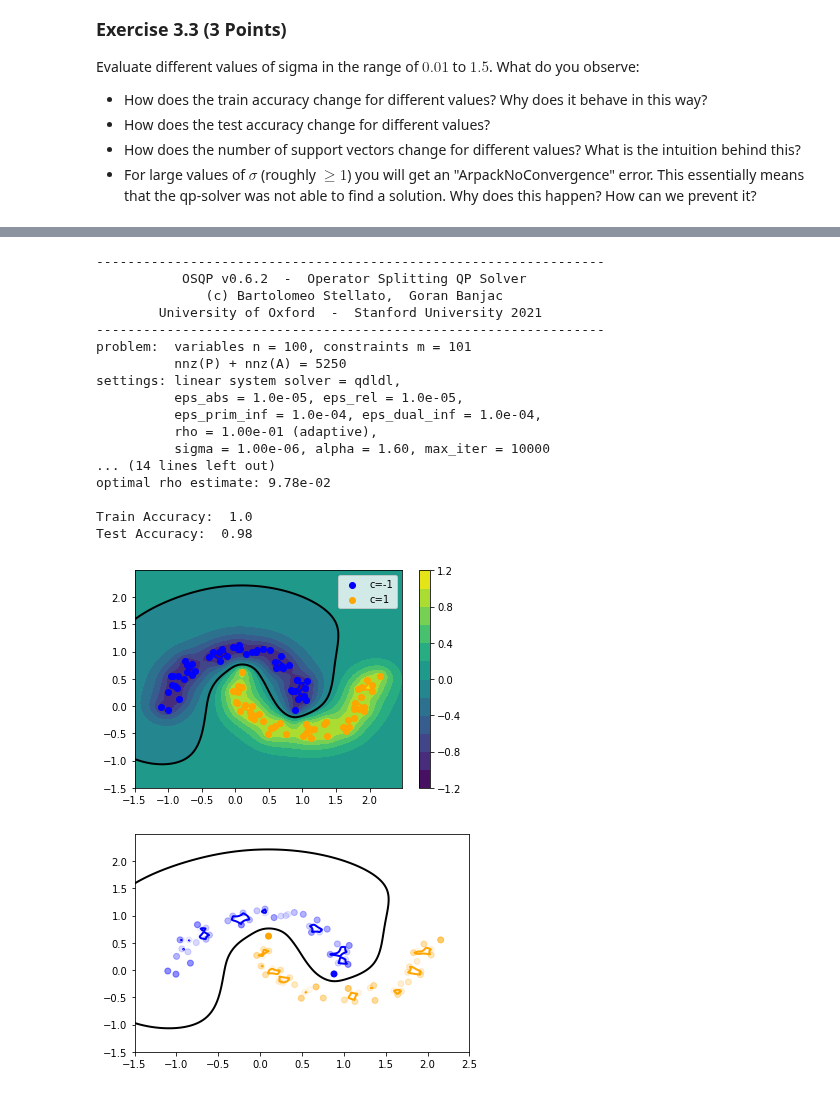
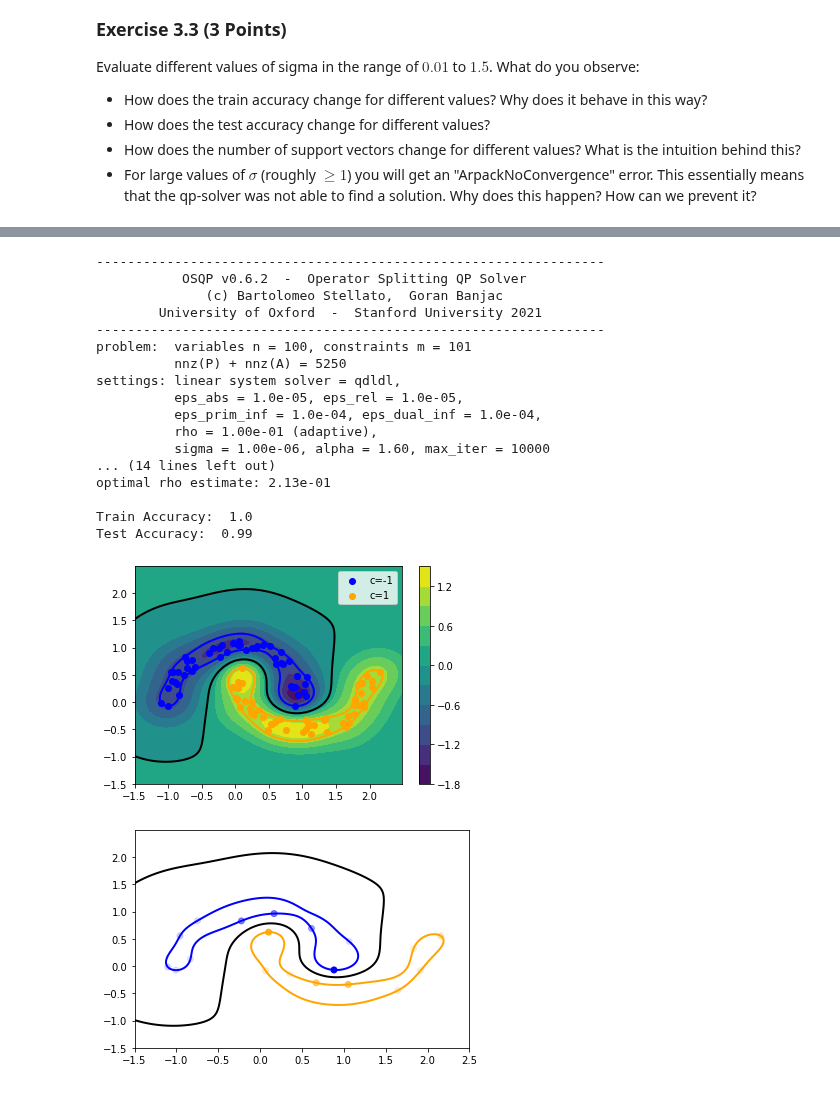
Before and after one commit to YYYasin19/kit-machine-learning, a Jupyter notebook: Exercise-04/04-Solution/exercise4.ipynb, the cells around one changed output, grey strips where cells are left out. Saved outputs shown, nothing was run; the diff lists cells and outputs as text; code cells hidden in the pictures.

```diff
--- a/Exercise-04/04-Solution/exercise4.ipynb
+++ b/Exercise-04/04-Solution/exercise4.ipynb
@@ -562,7 +562,7 @@ def get_gaussian_kernel_matrix(x: np.ndarray, sigma: float, y: Optional[np.ndarr
         y = x
     ### TODO ######################
     # DONE
-    Kernel_matrix = np.linalg.norm(x[:, None, :] - y[None, :, :], axis=-1)
+    Kernel_matrix = np.linalg.norm(x[:, None, :] - y[None, :, :], axis=-1)**2
 
     Kernel_matrix /= (-2*sigma**2)
     return np.exp(Kernel_matrix)
@@ -659,5 +659,5 @@ The "ArpackNoConvergence" error occurs, as Arpack is quite bad at finding very s
 # %%
-sigma = 0.3
+sigma = .3
 
 # train
 alphas = fit_svm(train_samples, train_labels, sigma)
@@ -699,34 +699,34 @@ plt.contour(plt_grid[..., 0], plt_grid[..., 1], pred_grid, levels=[-1, 0, 1], co
 
 # squeeze alpha values into interval [0, 1] for plotting
 alphas_plt = np.clip(alphas / np.max(alphas), a_min=0.0, a_max=1.0)
 for label, color in zip([-1, 1], ["blue", "orange"]):
     color_rgb = colors.to_rgb(color)
     samples = train_samples[train_labels == label]
     color_rgba = np.zeros((len(samples), 4))
     color_rgba[:, :3] = color_rgb
     color_rgba[:, 3] = alphas_plt[train_labels == label]
     plt.scatter(x=samples[:, 0], y=samples[:, 1], c=color_rgba)
 
 
 plt.xlim(-1.5, 2.5)
 plt.show()
 # %% [output]
 -----------------------------------------------------------------
            OSQP v0.6.2  -  Operator Splitting QP Solver
               (c) Bartolomeo Stellato,  Goran Banjac
         University of Oxford  -  Stanford University 2021
 -----------------------------------------------------------------
 problem:  variables n = 100, constraints m = 101
           nnz(P) + nnz(A) = 5250
 settings: linear system solver = qdldl,
           eps_abs = 1.0e-05, eps_rel = 1.0e-05,
           eps_prim_inf = 1.0e-04, eps_dual_inf = 1.0e-04,
           rho = 1.00e-01 (adaptive),
           sigma = 1.00e-06, alpha = 1.60, max_iter = 10000
 ... (14 lines left out)
-optimal rho estimate: 9.78e-02
+optimal rho estimate: 2.13e-01
 
 Train Accuracy:  1.0
-Test Accuracy:  0.98
+Test Accuracy:  0.99
-[figure, old version]
+[figure, new version]
-[figure, old version]
+[figure, new version]
```
Also changed, not shown: parts of 2 cells of this notebook, 2 other files.
